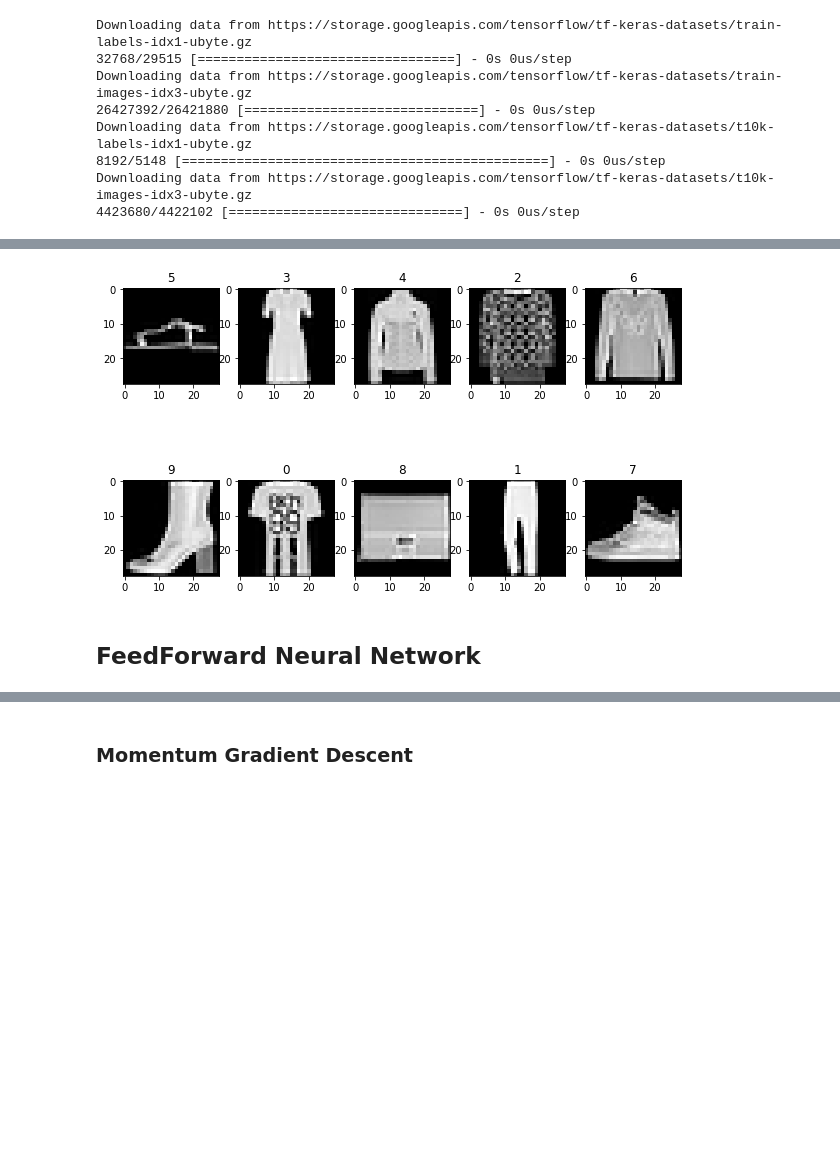
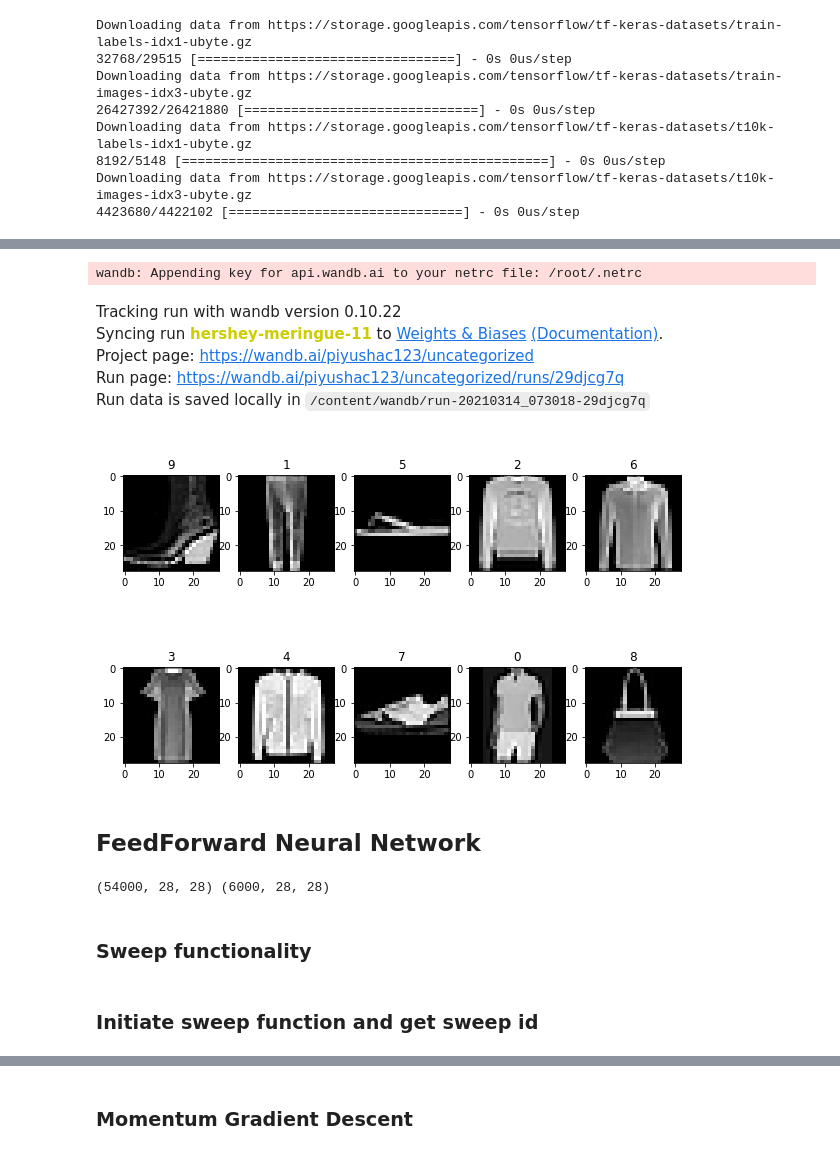
Before and after one commit to DL-45-47/Assignment_1_FNN, a Jupyter notebook: DLA1.ipynb, the cells around one changed output, grey strips where cells are left out. Saved outputs shown, nothing was run; the diff lists cells and outputs as text; code cells hidden in the pictures; blank space fills up the shorter version.

```diff
--- a/DLA1.ipynb
+++ b/DLA1.ipynb
@@ -30,9 +51,11 @@ while (0 in showed):
     showed[y_train[i]]=1
   i=i+1
 # %%
+wandb.init()
 plt.figure(figsize=(10, 10))
 for i, image in enumerate(images):
   img=plt.subplot(3, 5,i+1)
   img.set_title(classes[i])
-  plt.imshow(image,cmap='gray')
+  im = plt.imshow(image,cmap='gray')
+  wandb.log({"img": [wandb.Image(im, caption="Cafe")]})
 # %% [output]
@@ -39,3 +63,20 @@ for i, image in enumerate(images):
+wandb: Appending key for api.wandb.ai to your netrc file: /root/.netrc
+Tracking run with wandb version 0.10.22
+Syncing run hershey-meringue-11 to Weights & Biases (Documentation).
+Project page: https://wandb.ai/piyushac123/uncategorized
+Run page: https://wandb.ai/piyushac123/uncategorized/runs/29djcg7q
+Run data is saved locally in /content/wandb/run-20210314_073018-29djcg7q
-[figure, old version]
+[figure, new version]
 # %% [markdown]
-## **FeedForward Neural Network**
+## FeedForward Neural Network
+# %%
+samples=int(len(x_train)-0.1*len(x_train))
+X_train=x_train[0:samples]
+Y_train=y_train[0:samples]
+X_val=x_train[samples:len(x_train)]
+Y_val=y_train[samples:len(x_train)]
+print(X_train.shape,X_val.shape)
+# %% [output]
+(54000, 28, 28) (6000, 28, 28)
+# %% [markdown]
+### Sweep functionality
@@ -41,0 +129,2 @@ for i, image in enumerate(images):
+# %% [markdown]
+### Initiate sweep function and get sweep id
```
Also changed, not shown: parts of 38 cells of this notebook.
